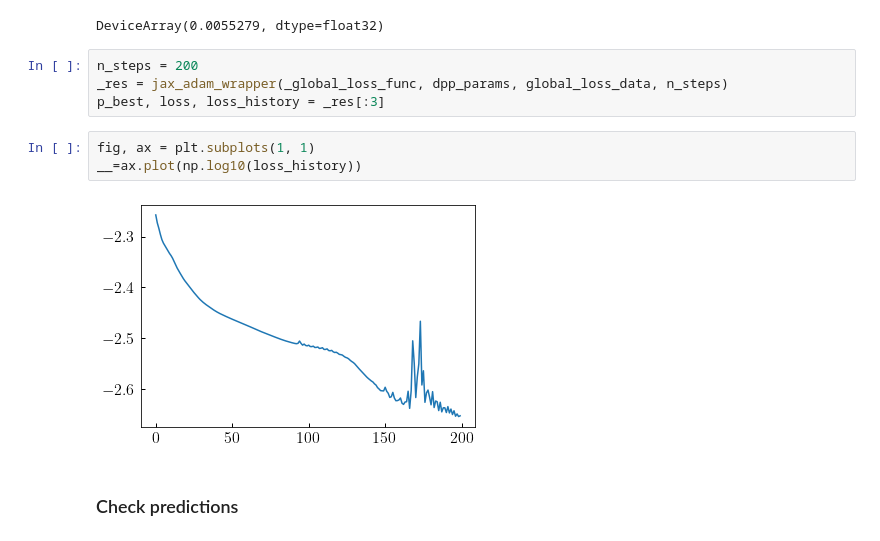
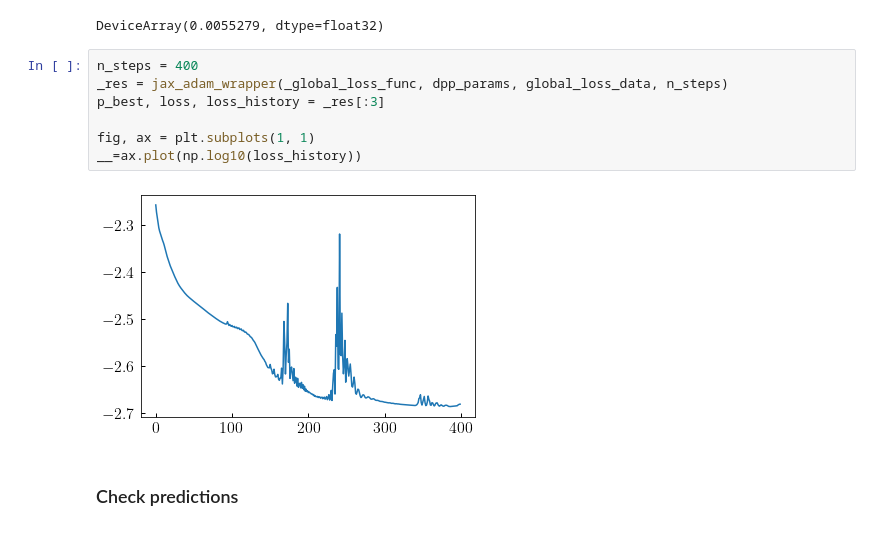
Before and after one commit to BaryonPasters/diffprof, a Jupyter notebook: notebooks/redev_dpp_singlemass_opt.ipynb, the cells around one changed output. Drawn from its saved outputs; the diff is of its cells as text.

```diff
--- a/notebooks/redev_dpp_singlemass_opt.ipynb
+++ b/notebooks/redev_dpp_singlemass_opt.ipynb
@@ -127,14 +127,14 @@ _global_loss_func(dpp_params, global_loss_data)
 # %% [output]
 DeviceArray(0.0055279, dtype=float32)
 # %%
-n_steps = 200
+n_steps = 400
 _res = jax_adam_wrapper(_global_loss_func, dpp_params, global_loss_data, n_steps)
 p_best, loss, loss_history = _res[:3]
+
+fig, ax = plt.subplots(1, 1)
+__=ax.plot(np.log10(loss_history))
+# %% [output]
+[figure, added]
-# %%
-fig, ax = plt.subplots(1, 1)
-__=ax.plot(np.log10(loss_history))
-# %% [output]
-[figure, removed]
 # %% [markdown]
 ### Check predictions
 # %%
```
Also changed, not shown: parts of 1 cell of this notebook.
